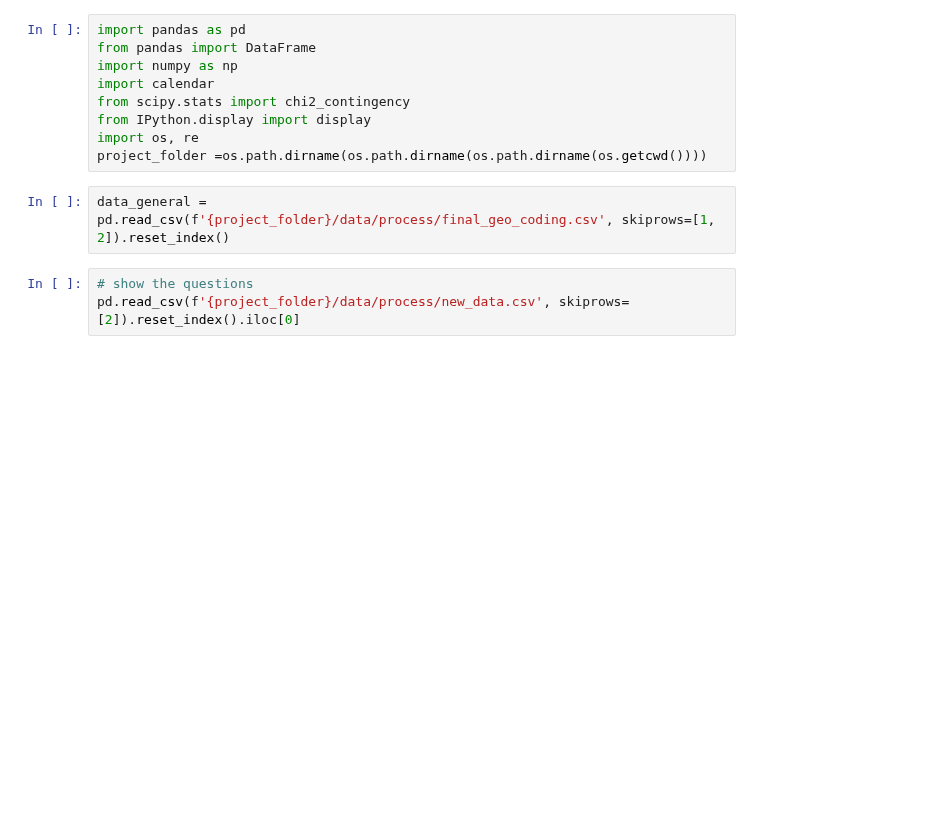
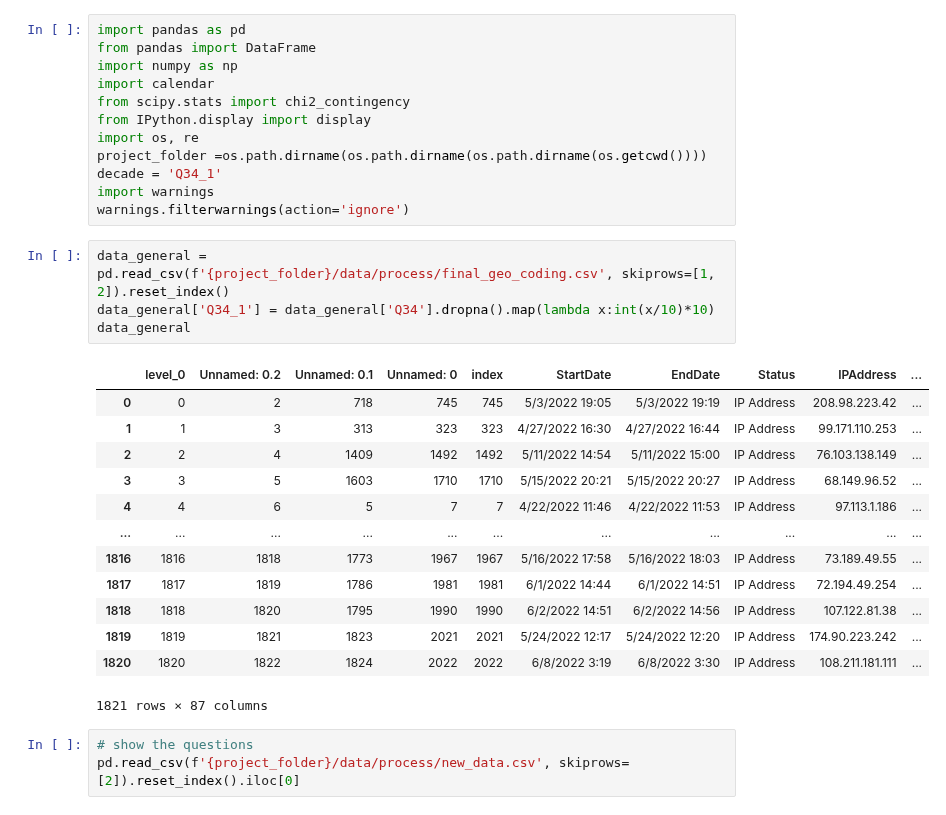
Before and after one commit to achic19/Biketheft, a Jupyter notebook: python/notebooks/clean notebooks/complementary_analysis.ipynb, the cells around one changed output. Cells and saved outputs as stored; diff of their text form; blank space fills up the shorter version.

```diff
--- a/python/notebooks/clean notebooks/complementary_analysis.ipynb
+++ b/python/notebooks/clean notebooks/complementary_analysis.ipynb
@@ -7,8 +7,27 @@ from scipy.stats import chi2_contingency
 from IPython.display import display
 import os, re
 project_folder =os.path.dirname(os.path.dirname(os.path.dirname(os.getcwd())))
+decade = 'Q34_1'
+import warnings
+warnings.filterwarnings(action='ignore')
 # %%
 data_general = pd.read_csv(f'{project_folder}/data/process/final_geo_coding.csv', skiprows=[1, 2]).reset_index()
+data_general['Q34_1'] = data_general['Q34'].dropna().map(lambda x:int(x/10)*10)
+data_general
+# %% [output]
+|  | level_0 | Unnamed: 0.2 | Unnamed: 0.1 | Unnamed: 0 | index | StartDate | EndDate | Status | IPAddress | ... |
+| 0 | 0 | 2 | 718 | 745 | 745 | 5/3/2022 19:05 | 5/3/2022 19:19 | IP Address | 208.98.223.42 | ... |
+| 1 | 1 | 3 | 313 | 323 | 323 | 4/27/2022 16:30 | 4/27/2022 16:44 | IP Address | 99.171.110.253 | ... |
+| 2 | 2 | 4 | 1409 | 1492 | 1492 | 5/11/2022 14:54 | 5/11/2022 15:00 | IP Address | 76.103.138.149 | ... |
+| 3 | 3 | 5 | 1603 | 1710 | 1710 | 5/15/2022 20:21 | 5/15/2022 20:27 | IP Address | 68.149.96.52 | ... |
+| 4 | 4 | 6 | 5 | 7 | 7 | 4/22/2022 11:46 | 4/22/2022 11:53 | IP Address | 97.113.1.186 | ... |
+| ... | ... | ... | ... | ... | ... | ... | ... | ... | ... | ... |
+| 1816 | 1816 | 1818 | 1773 | 1967 | 1967 | 5/16/2022 17:58 | 5/16/2022 18:03 | IP Address | 73.189.49.55 | ... |
+| 1817 | 1817 | 1819 | 1786 | 1981 | 1981 | 6/1/2022 14:44 | 6/1/2022 14:51 | IP Address | 72.194.49.254 | ... |
+| 1818 | 1818 | 1820 | 1795 | 1990 | 1990 | 6/2/2022 14:51 | 6/2/2022 14:56 | IP Address | 107.122.81.38 | ... |
+| 1819 | 1819 | 1821 | 1823 | 2021 | 2021 | 5/24/2022 12:17 | 5/24/2022 12:20 | IP Address | 174.90.223.242 | ... |
+| 1820 | 1820 | 1822 | 1824 | 2022 | 2022 | 6/8/2022 3:19 | 6/8/2022 3:30 | IP Address | 108.211.181.111 | ... |
+1821 rows × 87 columns
 # %%
 # show the questions
 pd.read_csv(f'{project_folder}/data/process/new_data.csv', skiprows=[2]).reset_index().iloc[0]
```
Also changed, not shown: parts of 19 cells of this notebook, 2 other files.
